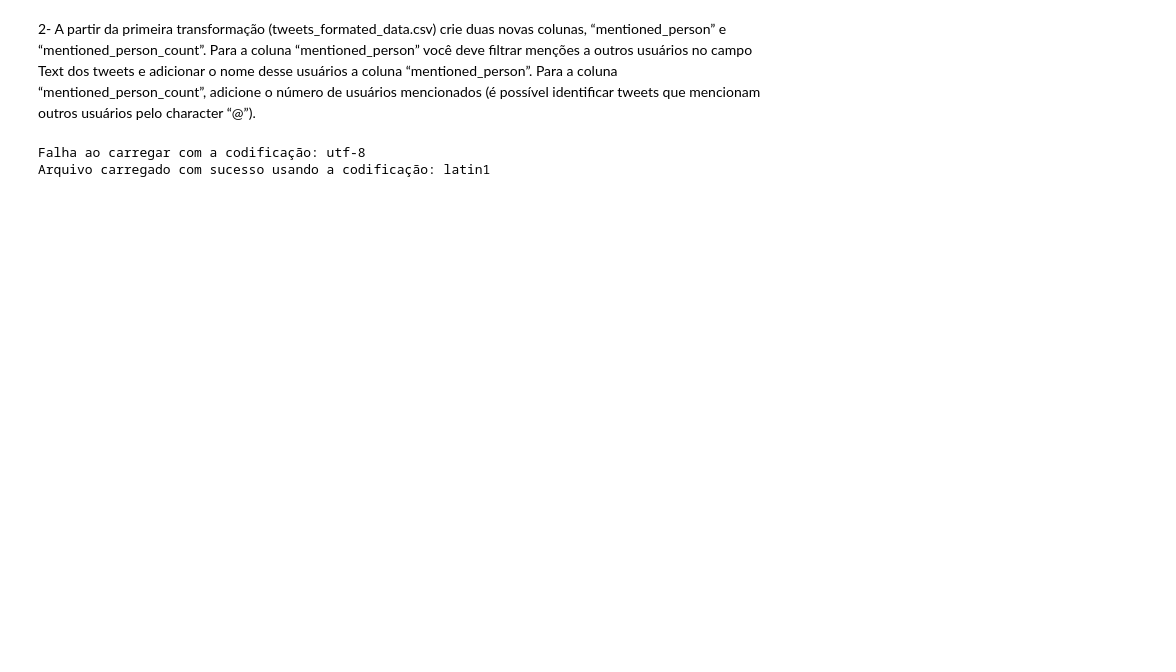
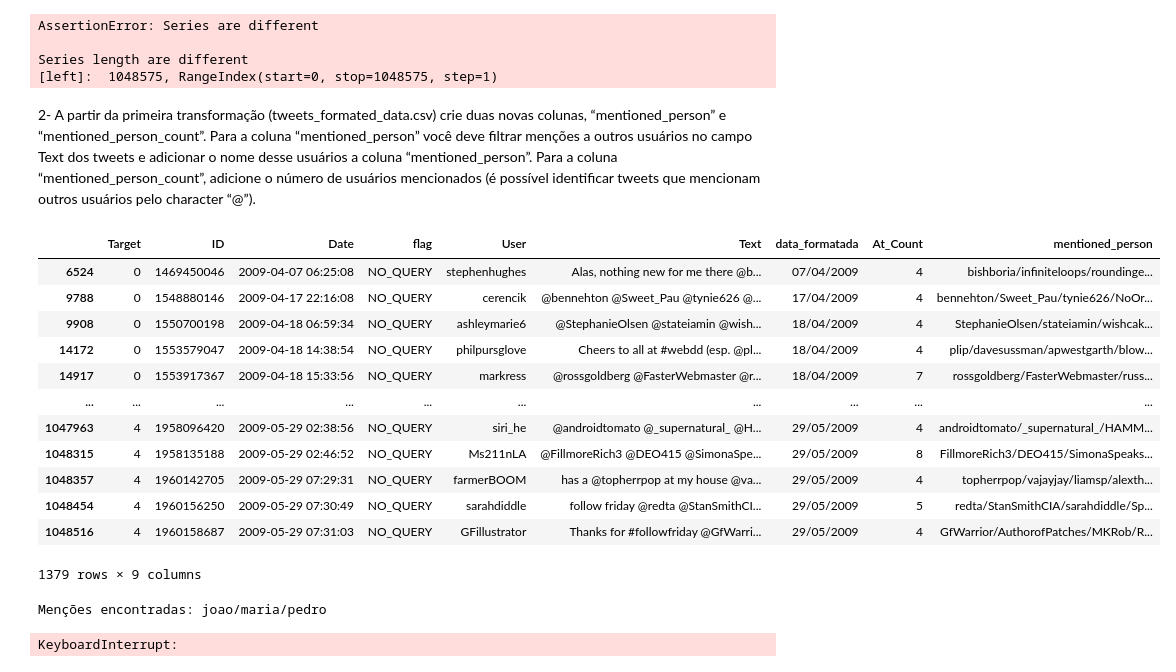
Before and after one commit to Lukas-Christopher13/Scripts-Para-Corre-o-dos-Projetos-de-Leda, a Jupyter notebook: Tweets_Dataset.ipynb, the cells around one changed output. Saved outputs shown, nothing was run; the diff lists cells and outputs as text; code cells hidden in the pictures; blank space fills up the shorter version.

Commit message:
adicionando correção para todos os exercícios

```diff
--- a/Tweets_Dataset.ipynb
+++ b/Tweets_Dataset.ipynb
@@ -6,0 +4,8 @@ tweets_formated_data = "/home/lukas/leda/Scripts-Para-Corre-o-dos-Projetos-de-Le
+# %%
+tweets = "Tweets_Dataset/arquivo_base/tweets.csv"
+tweets_formated_date = "Tweets_Dataset/transformacoes/tweets_formatted_date.csv"
+tweets_mentioned_persons = "Tweets_Dataset/transformacoes/tweets_mentioned_persons.csv"
+# %%
+df_tweets = pd.read_csv(tweets, low_memory=False, encoding='latin1')
+df_tweets_formated = pd.read_csv(tweets_formated_date, low_memory=False, encoding='latin1')
+df_tweets_mentioned = pd.read_csv(tweets_mentioned_persons, low_memory=False, encoding='latin1')
@@ -7,26 +71,46 @@ tweets_formated_data = "/home/lukas/leda/Scripts-Para-Corre-o-dos-Projetos-de-Le
+# %%
+df_tweets['Date'] = pd.to_datetime(df_tweets['Date'], format='%a %b %d %H:%M:%S %Z %Y')
+df_tweets['data_formatada'] = df_tweets['Date'].dt.strftime('%d/%m/%Y')
+pd.testing.assert_series_equal(df_tweets['data_formatada'] , datas_formatadas_aluno, check_names=False)
+# %% [output]
+AssertionError: Series are different
+
+Series length are different
+[left]:  1048575, RangeIndex(start=0, stop=1048575, step=1)
 # %% [markdown]
 2- A partir da primeira transformação (tweets_formated_data.csv) crie duas novas colunas, “mentioned_person” e “mentioned_person_count”. Para a coluna “mentioned_person” você deve filtrar menções a outros usuários no campo Text
 dos tweets e adicionar o nome desse usuários a coluna “mentioned_person”. Para a coluna “mentioned_person_count”, adicione o número de usuários mencionados (é possível identificar tweets que mencionam outros usuários pelo character “@”).
-# %%
-
-
-encodings = ['utf-8', 'latin1', 'iso-8859-1', 'cp1252']
-
-for encoding in encodings:
-    try:
-        my_tweets = pd.read_csv(tweets, low_memory=False, encoding=encoding)
-        print(f"Arquivo carregado com sucesso usando a codificação: {encoding}")
-        break
-    except UnicodeDecodeError:
-        print(f"Falha ao carregar com a codificação: {encoding}")
-
-
-my_tweets = my_tweets['At_Count'] = my_tweets['Text'].apply(lambda x: str(x).count('@'))
-
-my_result = my_tweets['At_Count'].sum()
-
-
-print(my_result)
-# %% [output]
-Falha ao carregar com a codificação: utf-8
-Arquivo carregado com sucesso usando a codificação: latin1
+# %%
+df_tweets['At_Count'] = df_tweets['Text'].apply(lambda x: str(x).count('@'))
+# %%
+df_tweets.loc[df_tweets['At_Count'] > 3]
+# %% [output]
+|  | Target | ID | Date | flag | User | Text | data_formatada | At_Count | mentioned_person |
+| 6524 | 0 | 1469450046 | 2009-04-07 06:25:08 | NO_QUERY | stephenhughes | Alas, nothing new for me there @b... | 07/04/2009 | 4 | bishboria/infiniteloops/roundinge... |
+| 9788 | 0 | 1548880146 | 2009-04-17 22:16:08 | NO_QUERY | cerencik | @bennehton @Sweet_Pau @tynie626 @... | 17/04/2009 | 4 | bennehton/Sweet_Pau/tynie626/NoOr... |
+| 9908 | 0 | 1550700198 | 2009-04-18 06:59:34 | NO_QUERY | ashleymarie6 | @StephanieOlsen @stateiamin @wish... | 18/04/2009 | 4 | StephanieOlsen/stateiamin/wishcak... |
+| 14172 | 0 | 1553579047 | 2009-04-18 14:38:54 | NO_QUERY | philpursglove | Cheers to all at #webdd (esp. @pl... | 18/04/2009 | 4 | plip/davesussman/apwestgarth/blow... |
+| 14917 | 0 | 1553917367 | 2009-04-18 15:33:56 | NO_QUERY | markress | @rossgoldberg @FasterWebmaster @r... | 18/04/2009 | 7 | rossgoldberg/FasterWebmaster/russ... |
+| ... | ... | ... | ... | ... | ... | ... | ... | ... | ... |
+| 1047963 | 4 | 1958096420 | 2009-05-29 02:38:56 | NO_QUERY | siri_he | @androidtomato @_supernatural_ @H... | 29/05/2009 | 4 | androidtomato/_supernatural_/HAMM... |
+| 1048315 | 4 | 1958135188 | 2009-05-29 02:46:52 | NO_QUERY | Ms211nLA | @FillmoreRich3 @DEO415 @SimonaSpe... | 29/05/2009 | 8 | FillmoreRich3/DEO415/SimonaSpeaks... |
+| 1048357 | 4 | 1960142705 | 2009-05-29 07:29:31 | NO_QUERY | farmerBOOM | has a @topherrpop at my house @va... | 29/05/2009 | 4 | topherrpop/vajayjay/liamsp/alexth... |
+| 1048454 | 4 | 1960156250 | 2009-05-29 07:30:49 | NO_QUERY | sarahdiddle | follow friday @redta @StanSmithCI... | 29/05/2009 | 5 | redta/StanSmithCIA/sarahdiddle/Sp... |
+| 1048516 | 4 | 1960158687 | 2009-05-29 07:31:03 | NO_QUERY | GFillustrator | Thanks for #followfriday @GfWarri... | 29/05/2009 | 4 | GfWarrior/AuthorofPatches/MKRob/R... |
+1379 rows × 9 columns
+# %%
+import re
+
+def extrair_mencoes(texto):
+    # Expressão regular para capturar palavras que começam com '@'
+    mencoes = re.findall(r'@\w+', texto)
+    mencoes_modificada = [s[1:] for s in mencoes if len(s) > 1]
+    return '/'.join(mencoes_modificada)
+
+# Exemplo de uso
+texto = "Olá @joao, fale com @maria e também avise @pedro sobre o evento!"
+mencoes = extrair_mencoes(texto)
+
+print("Menções encontradas:", mencoes)
+# %% [output]
+Menções encontradas: joao/maria/pedro
@@ -32,0 +121,5 @@ Arquivo carregado com sucesso usando a codificação: latin1
+# %%
+print(f"Menções no df original: {df_tweets['At_Count'].sum()}")
+print(f"Menções no df aluno: {df_tweets_mentioned['mentioned_person_count'].sum()}")
+# %% [output]
+KeyboardInterrupt:
```
Also changed, not shown: parts of 9 cells of this notebook, 3 other files.
